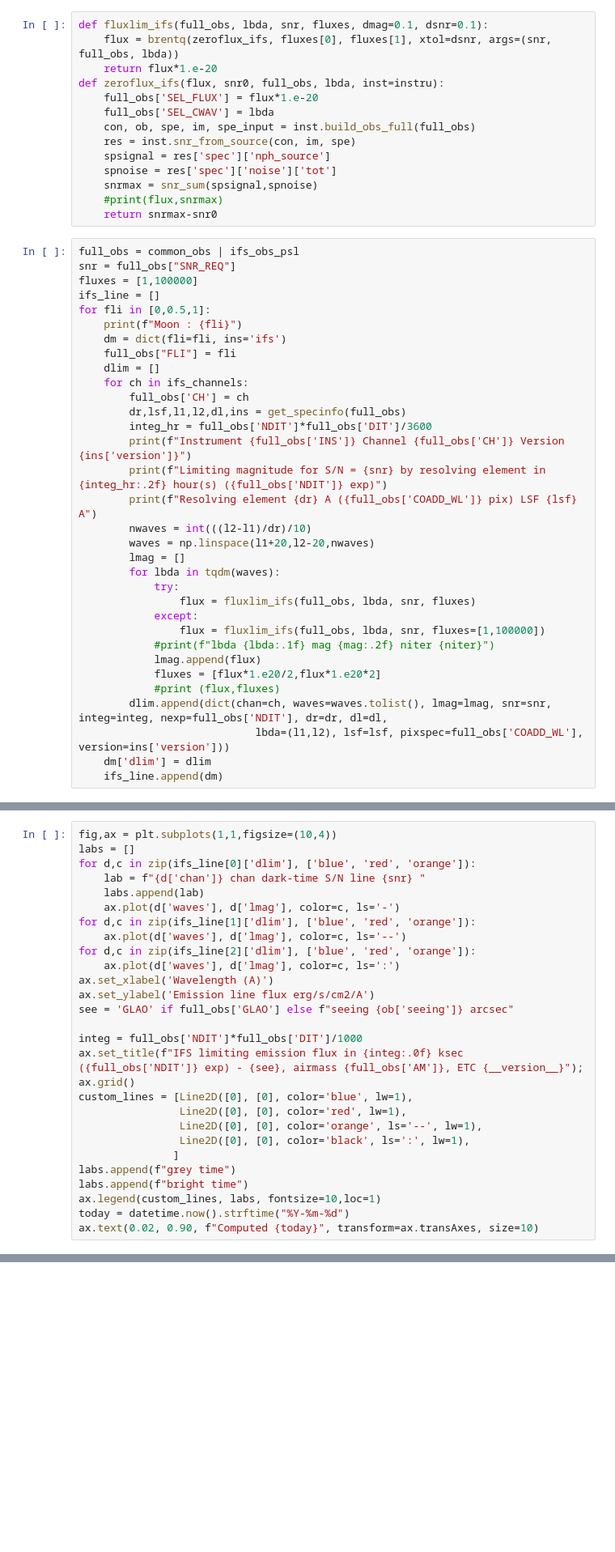
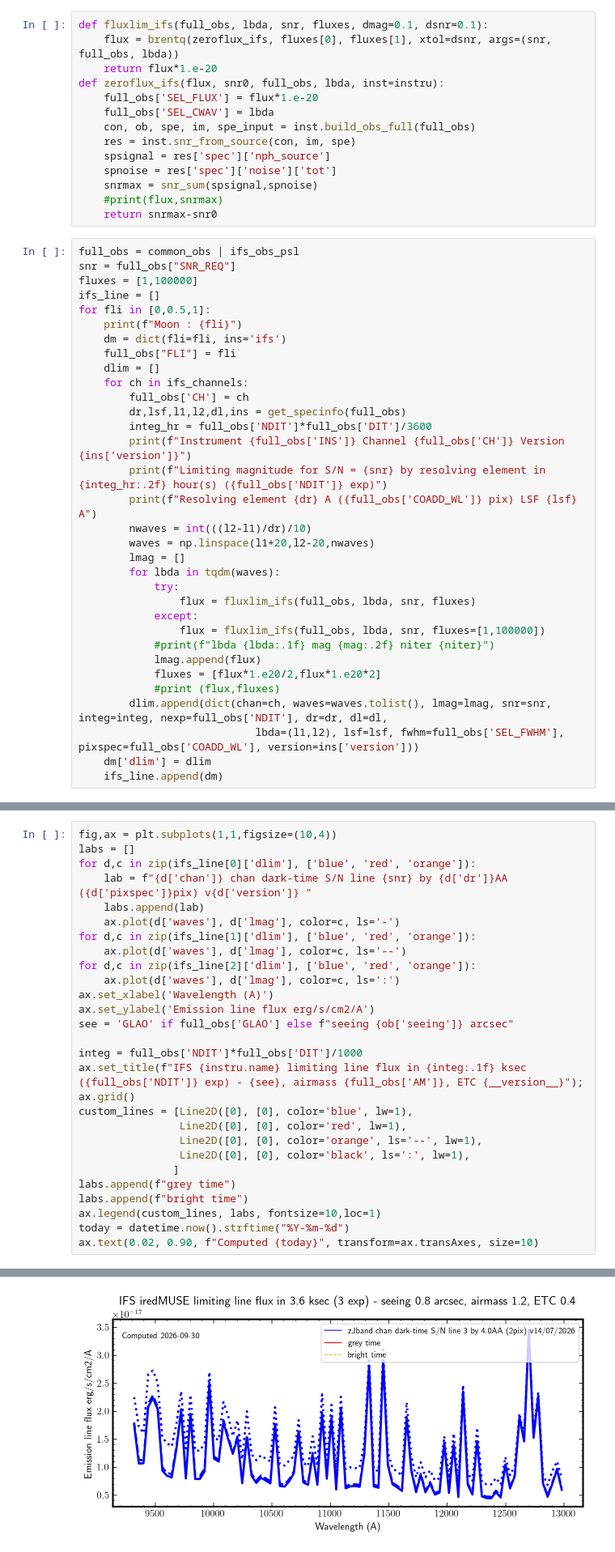
Before and after one commit to nicolas-f-bouche/pyetc_iredmuse, a Jupyter notebook: notebooks/iredmuse_LimMag.ipynb, the cells around one changed output, grey strips where cells are left out. Shown at 81% size. Cells and saved outputs as stored; diff of their text form; blank space fills up the shorter version.

```diff
--- a/notebooks/iredmuse_LimMag.ipynb
+++ b/notebooks/iredmuse_LimMag.ipynb
@@ -615,7 +625,7 @@ for fli in [0,0.5,1]:
             fluxes = [flux*1.e20/2,flux*1.e20*2]
             #print (flux,fluxes)
         dlim.append(dict(chan=ch, waves=waves.tolist(), lmag=lmag, snr=snr, integ=integ, nexp=full_obs['NDIT'], dr=dr, dl=dl,
-                            lbda=(l1,l2), lsf=lsf, pixspec=full_obs['COADD_WL'], version=ins['version']))
+                            lbda=(l1,l2), lsf=lsf, fwhm=full_obs['SEL_FWHM'], pixspec=full_obs['COADD_WL'], version=ins['version']))
     dm['dlim'] = dlim
     ifs_line.append(dm)
 # %% [output]
@@ -632,7 +688,7 @@ TypeError: slice indices must be integers or None or have an __index__ method
 fig,ax = plt.subplots(1,1,figsize=(10,4))
 labs = []
 for d,c in zip(ifs_line[0]['dlim'], ['blue', 'red', 'orange']):
-    lab = f"{d['chan']} chan dark-time S/N line {snr} "
+    lab = f"{d['chan']} chan dark-time S/N line {snr} by {d['dr']}AA ({d['pixspec']}pix) v{d['version']} "
     labs.append(lab)
     ax.plot(d['waves'], d['lmag'], color=c, ls='-')
 for d,c in zip(ifs_line[1]['dlim'], ['blue', 'red', 'orange']):
@@ -644,7 +700,7 @@ ax.set_ylabel('Emission line flux erg/s/cm2/A')
 see = 'GLAO' if full_obs['GLAO'] else f"seeing {ob['seeing']} arcsec"
 
 integ = full_obs['NDIT']*full_obs['DIT']/1000
-ax.set_title(f"IFS limiting emission flux in {integ:.0f} ksec ({full_obs['NDIT']} exp) - {see}, airmass {full_obs['AM']}, ETC {__version__}");
+ax.set_title(f"IFS {instru.name} limiting line flux in {integ:.1f} ksec ({full_obs['NDIT']} exp) - {see}, airmass {full_obs['AM']}, ETC {__version__}");
 ax.grid()
 custom_lines = [Line2D([0], [0], color='blue', lw=1),
                 Line2D([0], [0], color='red', lw=1),
@@ -656,3 +712,4 @@ labs.append(f"bright time")
 ax.legend(custom_lines, labs, fontsize=10,loc=1)
 today = datetime.now().strftime("%Y-%m-%d")
 ax.text(0.02, 0.90, f"Computed {today}", transform=ax.transAxes, size=10)
+# %% [output]
@@ -659,3 +717,4 @@ ax.text(0.02, 0.90, f"Computed {today}", transform=ax.transAxes, size=10)
+[figure, added]
 # %%
 today = datetime.now().strftime("%Y-%m-%d")
 outfig = os.path.join(path_to_images,f"{today}_{instru.name}_IFS_limiting_Lineflux.jpg")
```
Also changed, not shown: parts of 36 cells of this notebook, 2 other files.
